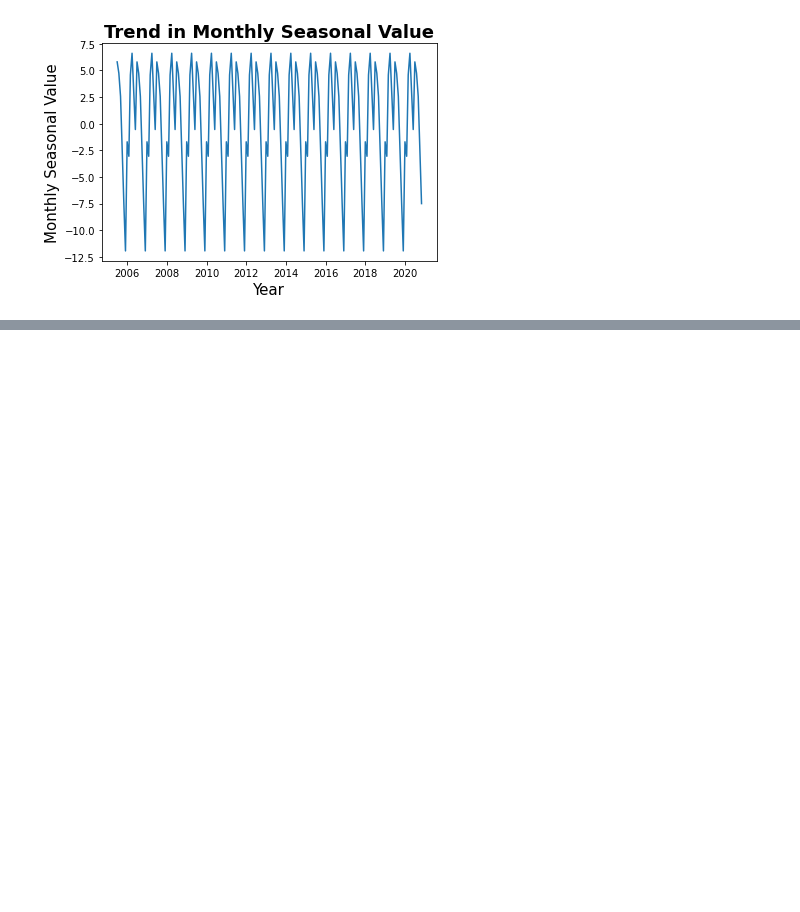
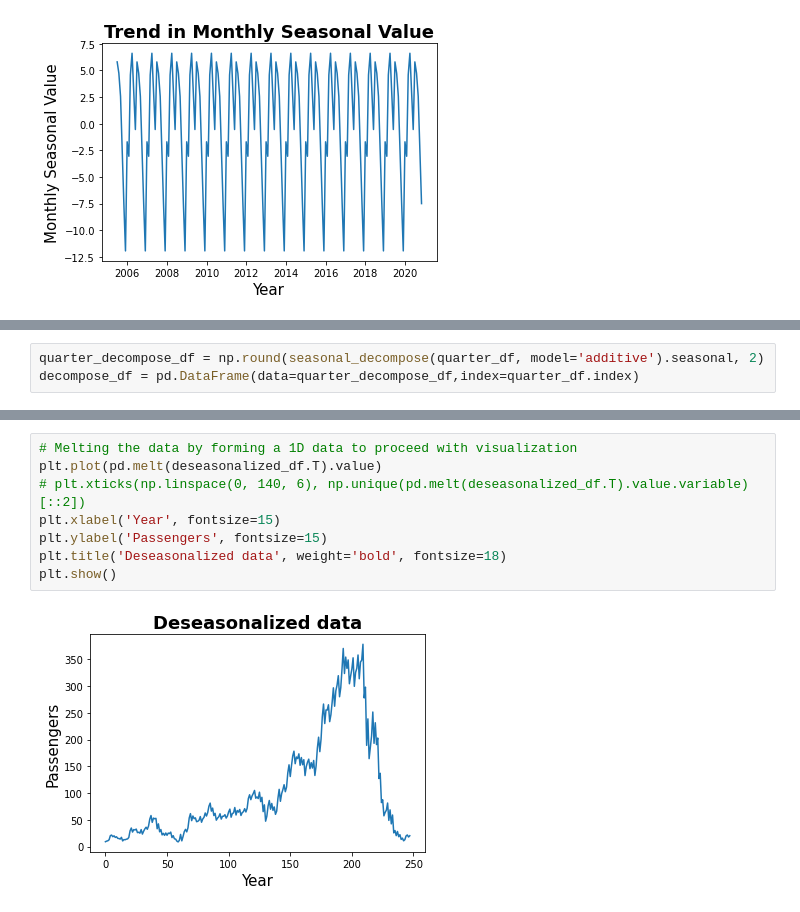
Before and after one commit to sudeep-009/Share-Price-Prediction, a Jupyter notebook: StockMarketPricePrediction.ipynb, the cells around one changed output, grey strips where cells are left out. Drawn from its saved outputs; the diff is of its cells as text; blank space fills up the shorter version.

```diff
--- a/StockMarketPricePrediction.ipynb
+++ b/StockMarketPricePrediction.ipynb
@@ -198,0 +222,3 @@ plt.show()
+# %%
+quarter_decompose_df = np.round(seasonal_decompose(quarter_df, model='additive').seasonal, 2)
+decompose_df = pd.DataFrame(data=quarter_decompose_df,index=quarter_df.index)
@@ -198,0 +248,10 @@ plt.show()
+# %%
+# Melting the data by forming a 1D data to proceed with visualization
+plt.plot(pd.melt(deseasonalized_df.T).value)
+# plt.xticks(np.linspace(0, 140, 6), np.unique(pd.melt(deseasonalized_df.T).value.variable)[::2])
+plt.xlabel('Year', fontsize=15)
+plt.ylabel('Passengers', fontsize=15)
+plt.title('Deseasonalized data', weight='bold', fontsize=18)
+plt.show()
+# %% [output]
+[figure, added]
```
Also changed, not shown: parts of 11 cells of this notebook.
